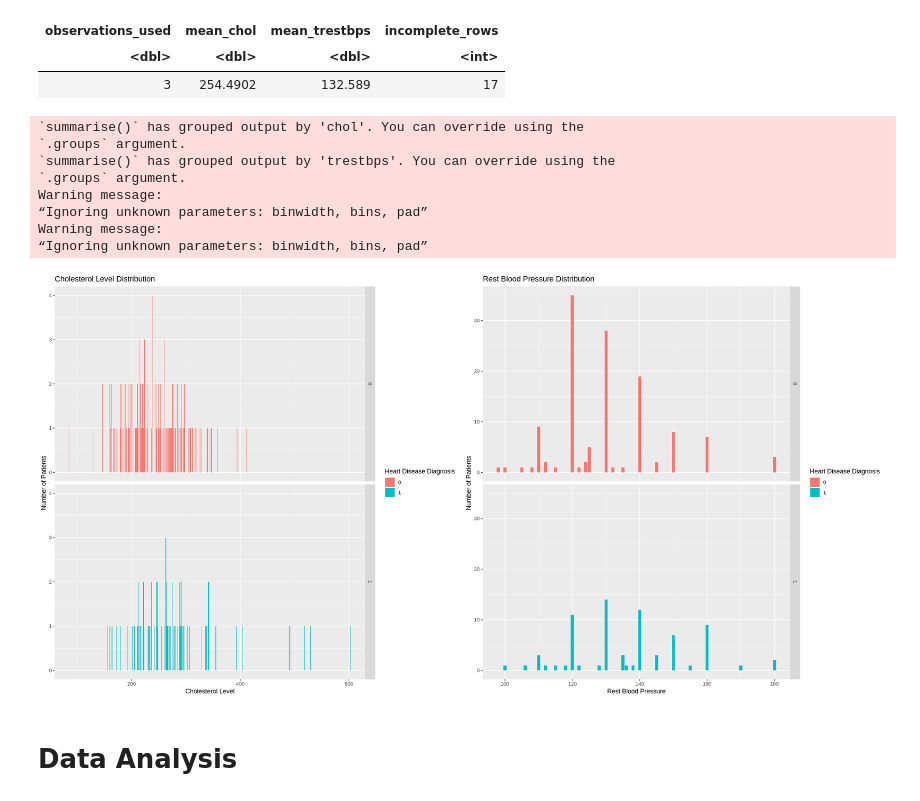
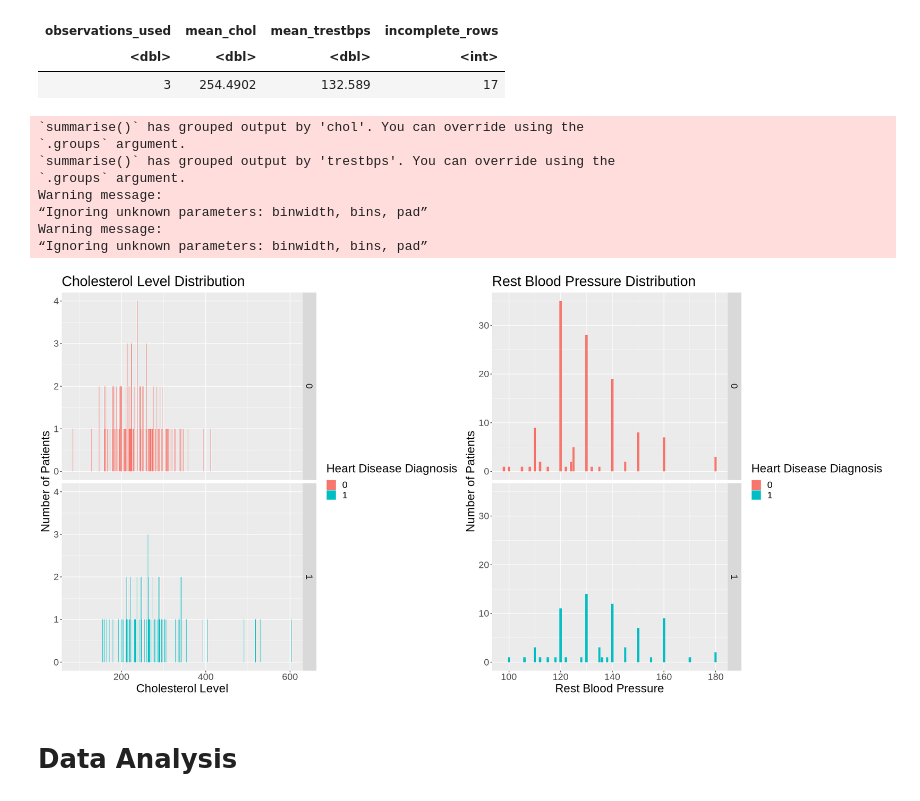
Before and after one commit to Tommy-Hu/dsci_100_heart_disease_project, a Jupyter notebook: Final Report.ipynb, the cells around one changed output. Saved outputs shown, nothing was run; the diff lists cells and outputs as text; code cells hidden in the pictures.

Commit message:
Added extra line of code to make graph labels bigger

```diff
--- a/Final Report.ipynb
+++ b/Final Report.ipynb
@@ -200,36 +200,38 @@ trestbps_vs_count_data <- data_train |>
 
 options(repr.plot.width = 10, repr.plot.height = 5)
 
 chol_vs_count_plot <- chol_vs_count_data |>
     ggplot(aes(x = chol, y = count, fill = num)) +
     geom_histogram(stat = "identity") +
     facet_grid(vars(num)) +
     labs(x = "Cholesterol Level", y = "Number of Patients", fill = "Heart Disease Diagnosis") +
-    ggtitle("Cholesterol Level Distribution")
+    ggtitle("Cholesterol Level Distribution")+
+    theme(text=element_text(size=20))
 # chol_vs_count_plot
 
 trestbps_vs_count_plot <- trestbps_vs_count_data |>
     ggplot(aes(x = trestbps, y = count, fill = num)) +
     geom_histogram(stat = "identity") +
     facet_grid(vars(num)) +
     labs(x = "Rest Blood Pressure", y = "Number of Patients", fill = "Heart Disease Diagnosis") +
-    ggtitle("Rest Blood Pressure Distribution")
+    ggtitle("Rest Blood Pressure Distribution")+
+    theme(text=element_text(size=20))
 # trestbps_vs_count_plot
 
 options(repr.plot.width = 20, repr.plot.height = 10)
 total_grid <- plot_grid(chol_vs_count_plot, trestbps_vs_count_plot)
 
 total_grid
 # %% [output]
 `summarise()` has grouped output by 'chol'. You can override using the
 `.groups` argument.
 `summarise()` has grouped output by 'trestbps'. You can override using the
 `.groups` argument.
 Warning message:
 “Ignoring unknown parameters: binwidth, bins, pad”
 Warning message:
 “Ignoring unknown parameters: binwidth, bins, pad”
-[figure, old version]
+[figure, new version]
 # %% [markdown]
 <h1>Data Analysis</h1>
 # %% [markdown]
```
